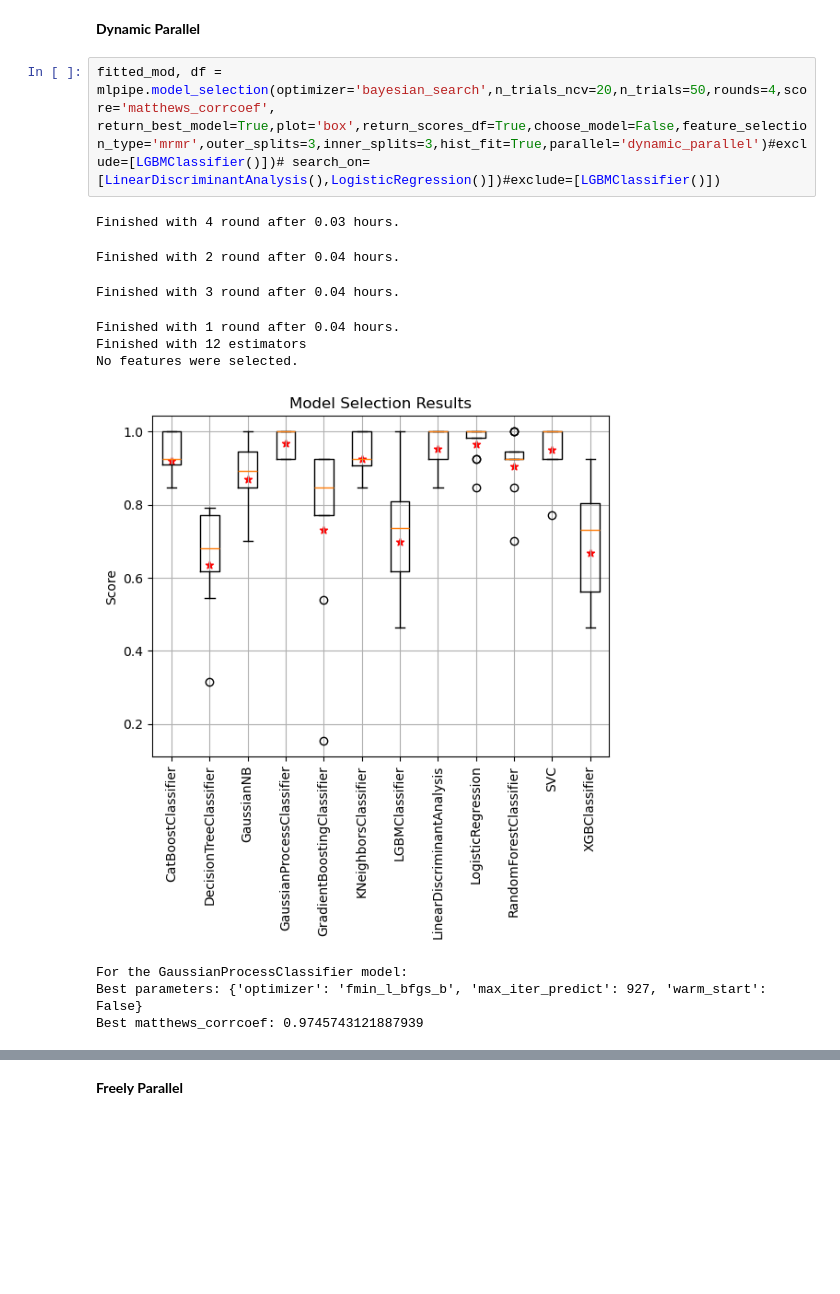
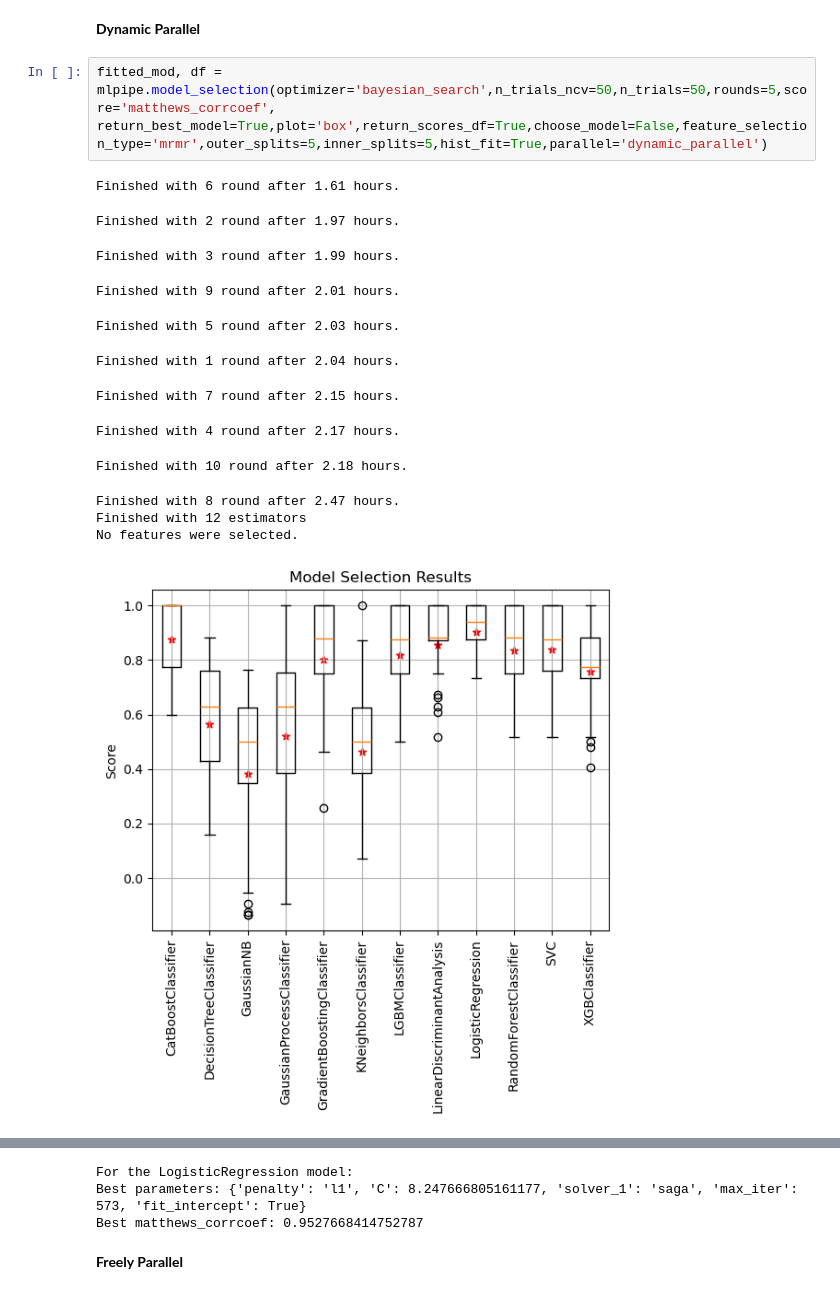
Before and after one commit to costasmexis/AI4META, a Jupyter notebook: main.ipynb, the cells around one changed output, grey strips where cells are left out. Saved outputs shown, nothing was run; the diff lists cells and outputs as text; blank space fills up the shorter version.

```diff
--- a/main.ipynb
+++ b/main.ipynb
@@ -49,15 +51,18 @@ There is no selected classifier.
 # %% [markdown]
 **Dynamic Parallel**
 # %%
-fitted_mod, df = mlpipe.model_selection(optimizer='bayesian_search',n_trials_ncv=20,n_trials=50,rounds=4,score='matthews_corrcoef', return_best_model=True,plot='box',return_scores_df=True,choose_model=False,feature_selection_type='mrmr',outer_splits=3,inner_splits=3,hist_fit=True,parallel='dynamic_parallel')#exclude=[LGBMClassifier()])# search_on=[LinearDiscriminantAnalysis(),LogisticRegression()])#exclude=[LGBMClassifier()])
+fitted_mod, df = mlpipe.model_selection(optimizer='bayesian_search',n_trials_ncv=50,n_trials=50,rounds=5,score='matthews_corrcoef', return_best_model=True,plot='box',return_scores_df=True,choose_model=False,feature_selection_type='mrmr',outer_splits=5,inner_splits=5,hist_fit=True,parallel='dynamic_parallel')
 # %% [output]
-Finished with 4 round after 0.03 hours.
+Finished with 6 round after 1.61 hours.
-Finished with 2 round after 0.04 hours.
+Finished with 2 round after 1.97 hours.
-Finished with 3 round after 0.04 hours.
+Finished with 3 round after 1.99 hours.
-Finished with 1 round after 0.04 hours.
-Finished with 12 estimators
-No features were selected.
+Finished with 9 round after 2.01 hours.
+Finished with 5 round after 2.03 hours.
+Finished with 1 round after 2.04 hours.
+Finished with 7 round after 2.15 hours.
+Finished with 4 round after 2.17 hours.
+Finished with 10 round after 2.18 hours.
+Finished with 8 round after 2.47 hours.
+Finished with 12 estimators
+No features were selected.
-[figure, old version]
+[figure, new version]
-For the GaussianProcessClassifier model:
-Best parameters: {'optimizer': 'fmin_l_bfgs_b', 'max_iter_predict': 927, 'warm_start': False}
-Best matthews_corrcoef: 0.9745743121887939
@@ -64,3 +86,6 @@ Best matthews_corrcoef: 0.9745743121887939
+For the LogisticRegression model:
+Best parameters: {'penalty': 'l1', 'C': 8.247666805161177, 'solver_1': 'saga', 'max_iter': 573, 'fit_intercept': True}
+Best matthews_corrcoef: 0.9527668414752787
 # %% [markdown]
 **Freely Parallel**
 # %%
```
Also changed, not shown: parts of 5 cells of this notebook, 2 other files.
